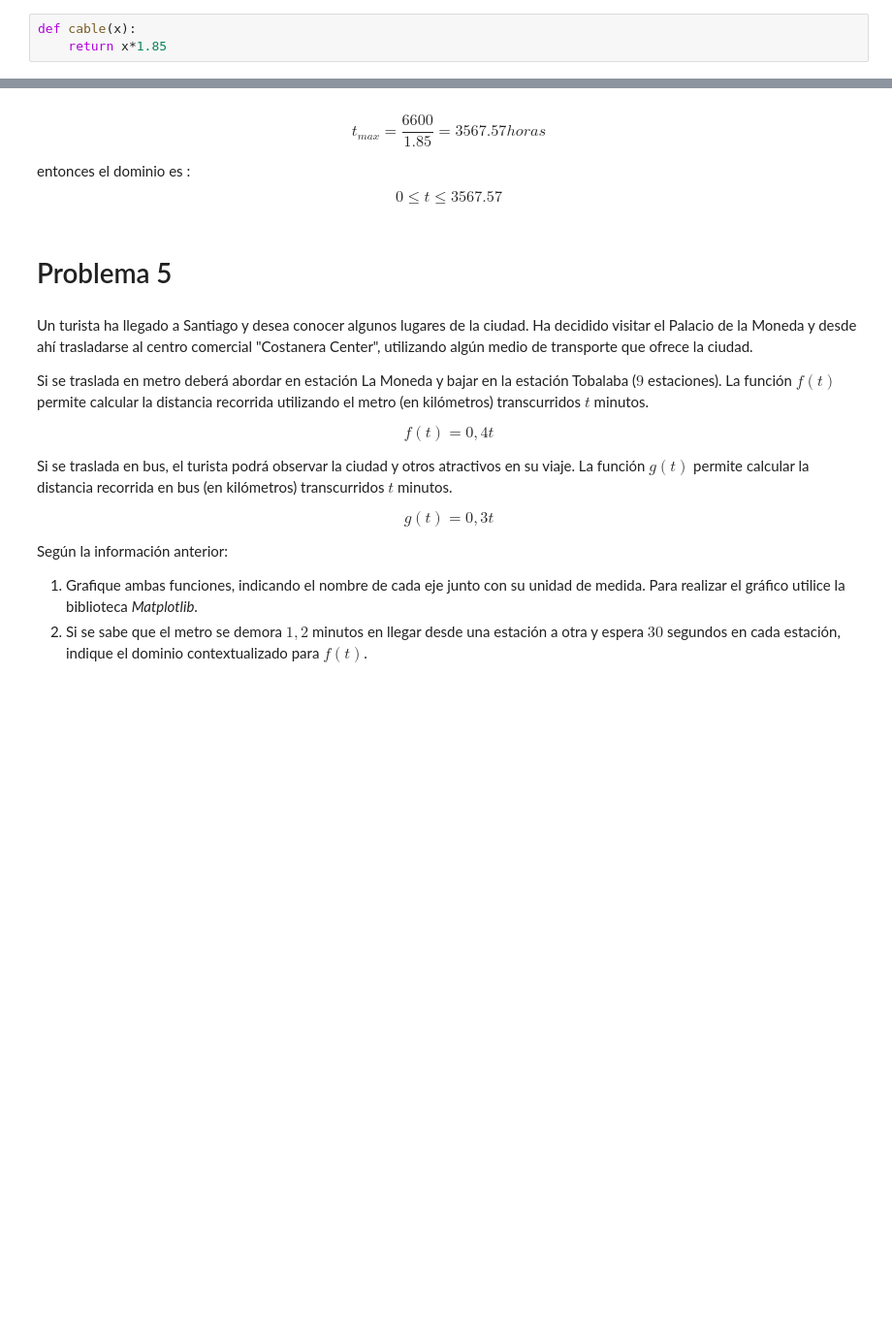
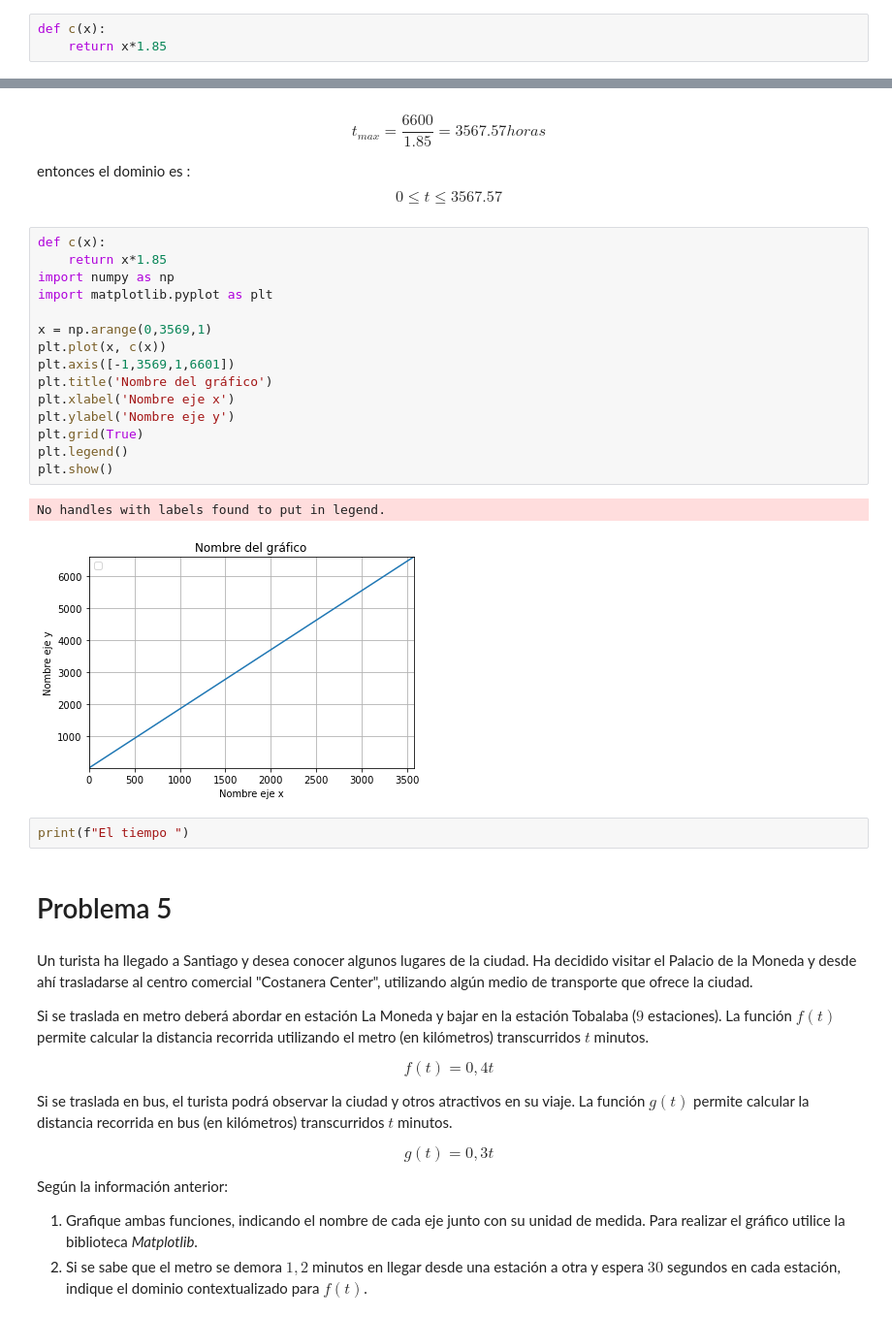
Before and after one commit to Sinon16/Matematicas-Aplicadas, a Jupyter notebook: G1_Funciones.ipynb, the cells around one changed output, grey strips where cells are left out. Shown at 97% size. Saved outputs shown, nothing was run; the diff lists cells and outputs as text; blank space fills up the shorter version.

```diff
--- a/G1_Funciones.ipynb
+++ b/G1_Funciones.ipynb
@@ -82,7 +82,7 @@ Como parte de un proyecto de mejora, en el año $2021$ se instaló un cable de f
 6.   Si se han instalado $3.480$ kilometros de cable, ¿cuántas horas llevan de trabajo?
 7.   ¿Cuánto tiempo transcurrió para que se completara la obra?
 # %%
-def cable(x):
+def c(x):
     return x*1.85
 # %% [markdown]
 Variable independiente: t = tiempo transcurrido en horas (unidad: horas)
@@ -91,6 +92,26 @@ Variable dependiente: 𝑑(𝑡) = largo del cable instalado (unidad: kilómetro
 $$ t_{max} = \frac{6600}{1.85}= 3567.57 horas$$
 
 entonces el dominio es : $$ 0 \le t \le 3567.57 $$
+# %%
+def c(x):
+    return x*1.85
+import numpy as np
+import matplotlib.pyplot as plt
+
+x = np.arange(0,3569,1)
+plt.plot(x, c(x))
+plt.axis([-1,3569,1,6601])
+plt.title('Nombre del gráfico')
+plt.xlabel('Nombre eje x')
+plt.ylabel('Nombre eje y')
+plt.grid(True)
+plt.legend()
+plt.show()
+# %% [output]
+No handles with labels found to put in legend.
+[figure, added]
+# %%
+print(f"El tiempo ")
 # %% [markdown]
 # Problema 5
 # %% [markdown]
```
Also changed, not shown: parts of 16 cells of this notebook.
